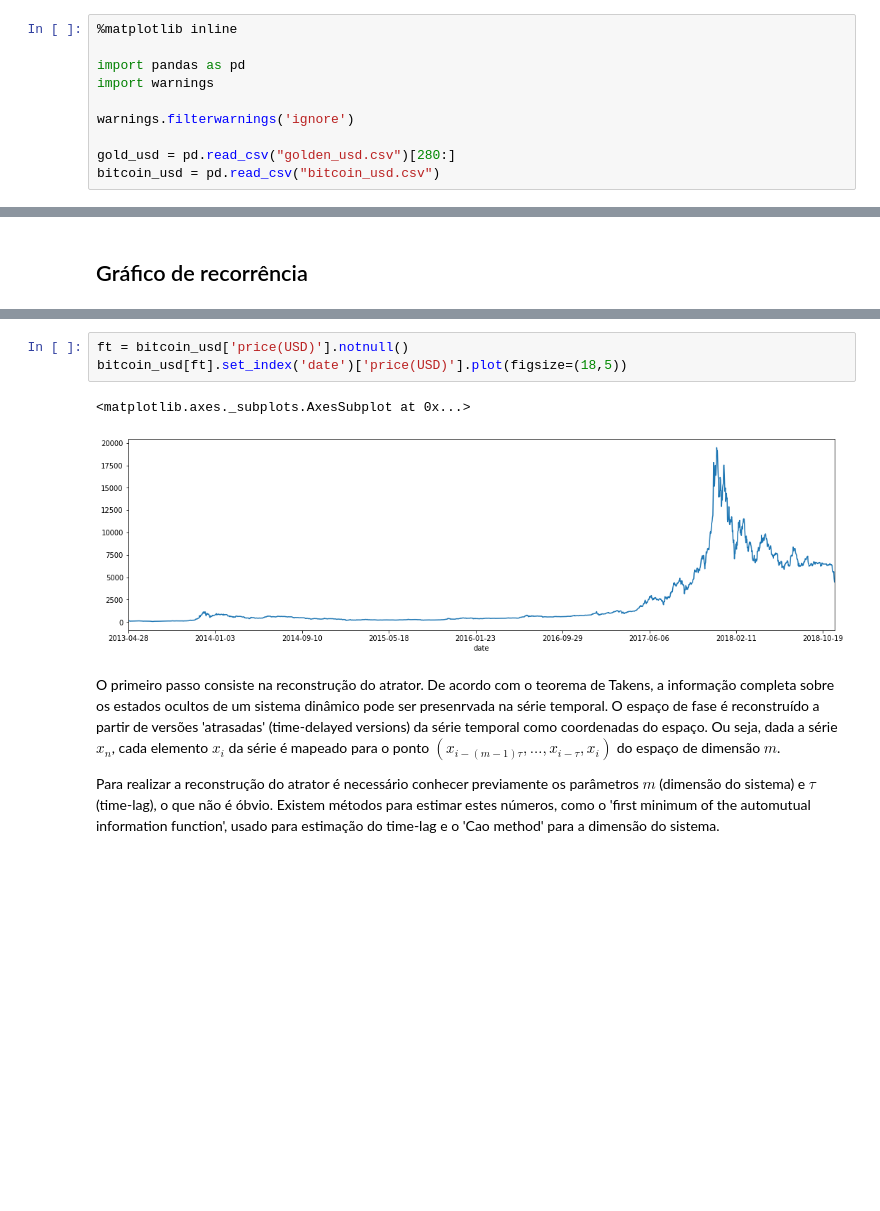
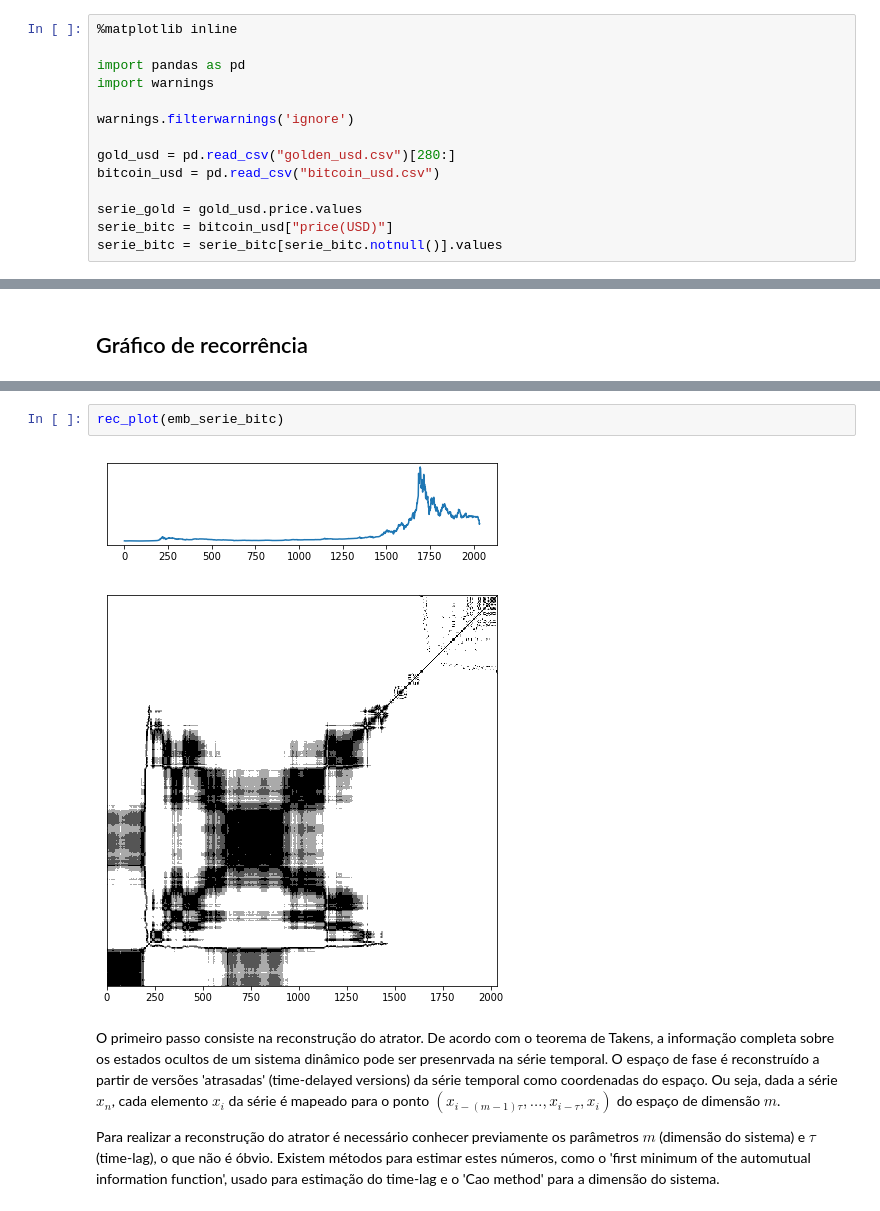
Before and after one commit to aronifanger/nltsa_app, a Jupyter notebook: notebooks/Relatório da análise de séries temporais não lineares.ipynb, the cells around one changed output, grey strips where cells are left out. Drawn from its saved outputs; the diff is of its cells as text; blank space fills up the shorter version.

```diff
--- a/notebooks/Relatório da análise de séries temporais não lineares.ipynb
+++ b/notebooks/Relatório da análise de séries temporais não lineares.ipynb
@@ -18,3 +18,7 @@ warnings.filterwarnings('ignore')
 
 gold_usd = pd.read_csv("golden_usd.csv")[280:]
 bitcoin_usd = pd.read_csv("bitcoin_usd.csv")
+
+serie_gold = gold_usd.price.values
+serie_bitc = bitcoin_usd["price(USD)"]
+serie_bitc = serie_bitc[serie_bitc.notnull()].values
@@ -98,9 +104,8 @@ plt.show()
-# %%
-ft = bitcoin_usd['price(USD)'].notnull()
-bitcoin_usd[ft].set_index('date')['price(USD)'].plot(figsize=(18,5))
-# %% [output]
-<matplotlib.axes._subplots.AxesSubplot at 0x...>
-[figure, removed]
+# %%
+rec_plot(emb_serie_bitc)
+# %% [output]
+[figure, added]
+[figure, added]
 # %% [markdown]
 O primeiro passo consiste na reconstrução do atrator. De acordo com o teorema de Takens, a informação completa sobre os estados ocultos de um sistema dinâmico pode ser presenrvada na série temporal. O espaço de fase é reconstruído a partir de versões 'atrasadas' (time-delayed versions) da série temporal como coordenadas do espaço. Ou seja, dada a série $x_n$, cada elemento $x_i$ da série é mapeado para o ponto $(x_{i−(m−1)\tau} , \dots , x_{i−\tau}, x_i)$ do espaço de dimensão $m$.
 
```
Also changed, not shown: parts of 16 cells of this notebook, 5 other files.
